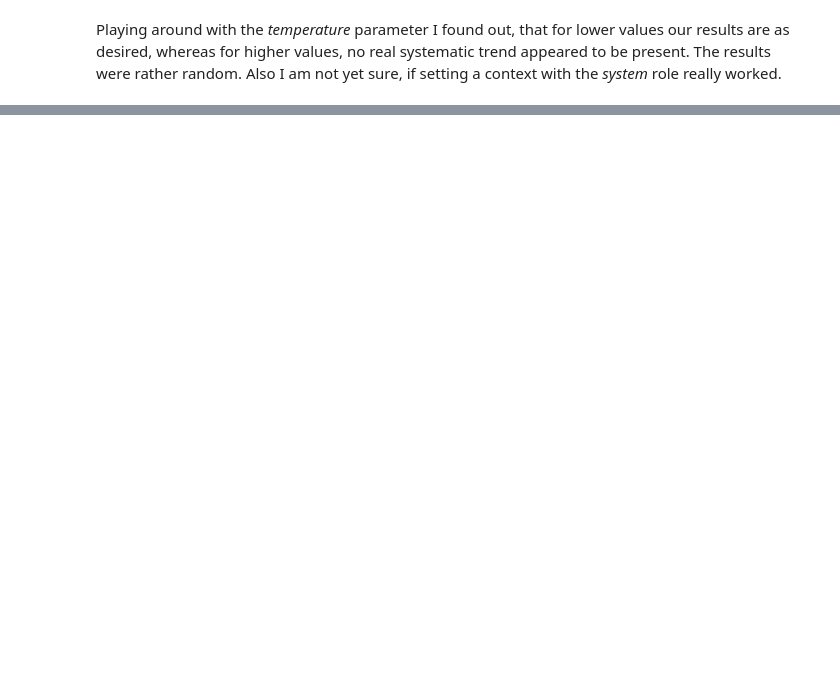
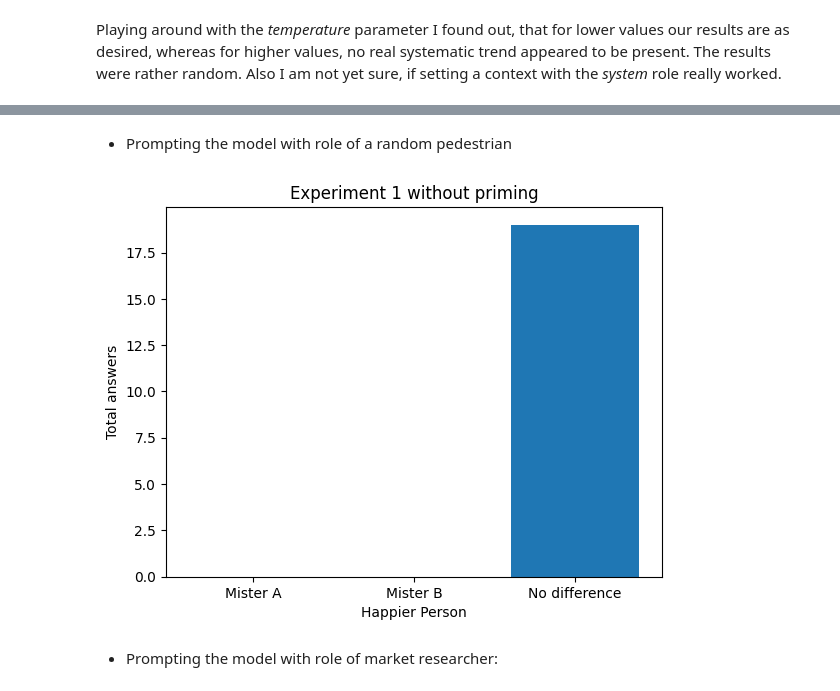
Before and after one commit to MariusDSPM/Data-Science-Project, a Jupyter notebook: Mental Accounting.ipynb, the cells around one changed output, grey strips where cells are left out. Drawn from its saved outputs; the diff is of its cells as text; code cells hidden in the pictures; blank space fills up the shorter version.

```diff
--- a/Mental Accounting.ipynb
+++ b/Mental Accounting.ipynb
@@ -76,0 +130,45 @@ Also I am not yet sure, if setting a context with the *system* role really worke
+# %% [markdown]
+- Prompting the model with role of a random pedestrian
+# %%
+answers_1 = []
+for _ in range(20): # original experiment had 87 answers
+    response = openai.ChatCompletion.create(
+        model = "gpt-4", # model = "gpt-3.5-turbo", "gpt-4"
+        max_tokens = 14,
+        temperature = 2, # range is 0 to 2
+        messages = [
+        {"role": "user", "content": """Mr. A was given tickets involcing the World Series. He won 50$ in one lottery and 25$ in the other.
+          Mr. B was given a ticket to a single, larger World Series lottery. He won 75$. Who is happier?
+          A: Mister A
+          B: Mister B
+          C: No difference."""},
+        {"role": "system", "content": """You are a randomly selected pedestrian asked to participate in a survey. Please answer by only giving
+         the letter of the answer option A, B or C."""}
+                   ])
+
+    # Store the answer in the list
+    answer = response['choices'][0]['message']['content']
+    answers_1.append(answer.strip())
+# %%
+# Collecting results
+A_1 = answers_1.count("A")
+B_1 = answers_1.count("B")
+C_1 = answers_1.count("C")
+# %%
+# Set labels
+labels = ['Mister A', 'Mister B', 'No difference']
+
+# Create a bar graph
+plt.bar(labels, [A_1, B_1, C_1])
+
+# Add labels and a title
+plt.xlabel('Happier Person')
+plt.ylabel('Total answers')
+plt.title('Experiment 1 without priming')
+
+# Show the plot
+plt.show()
+# %% [output]
+[figure, added]
+# %% [markdown]
+-  Prompting the model with role of market researcher:
```
Also changed, not shown: parts of 33 cells of this notebook.
